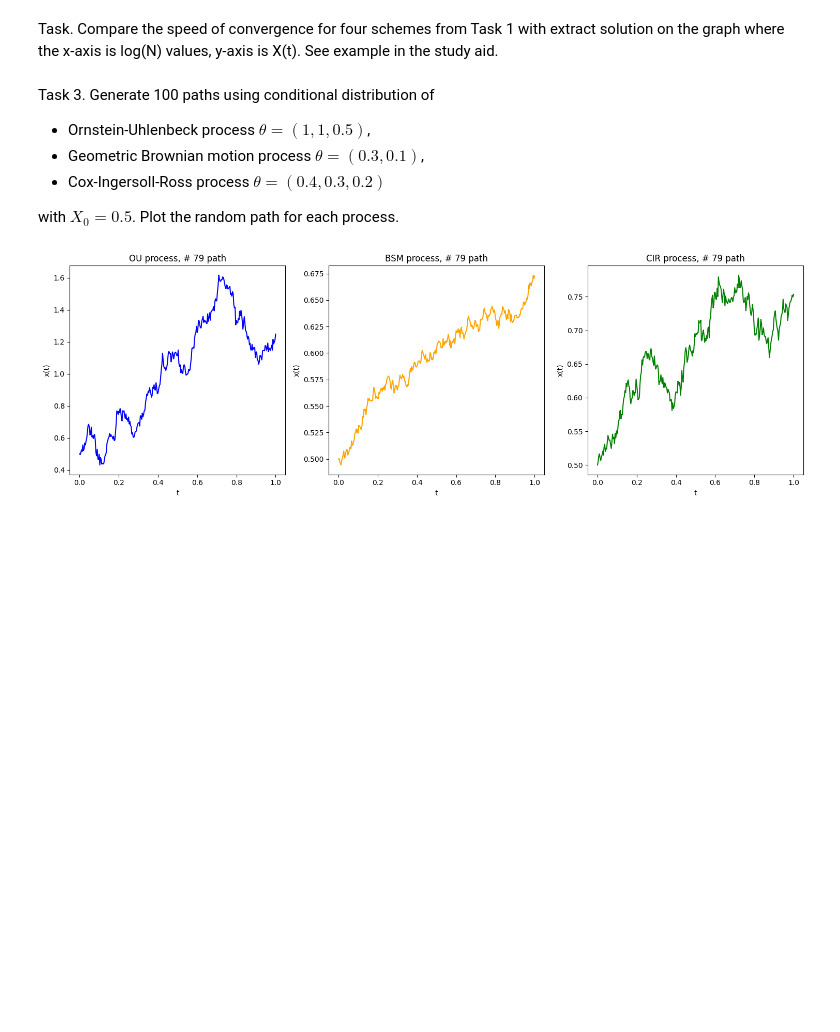
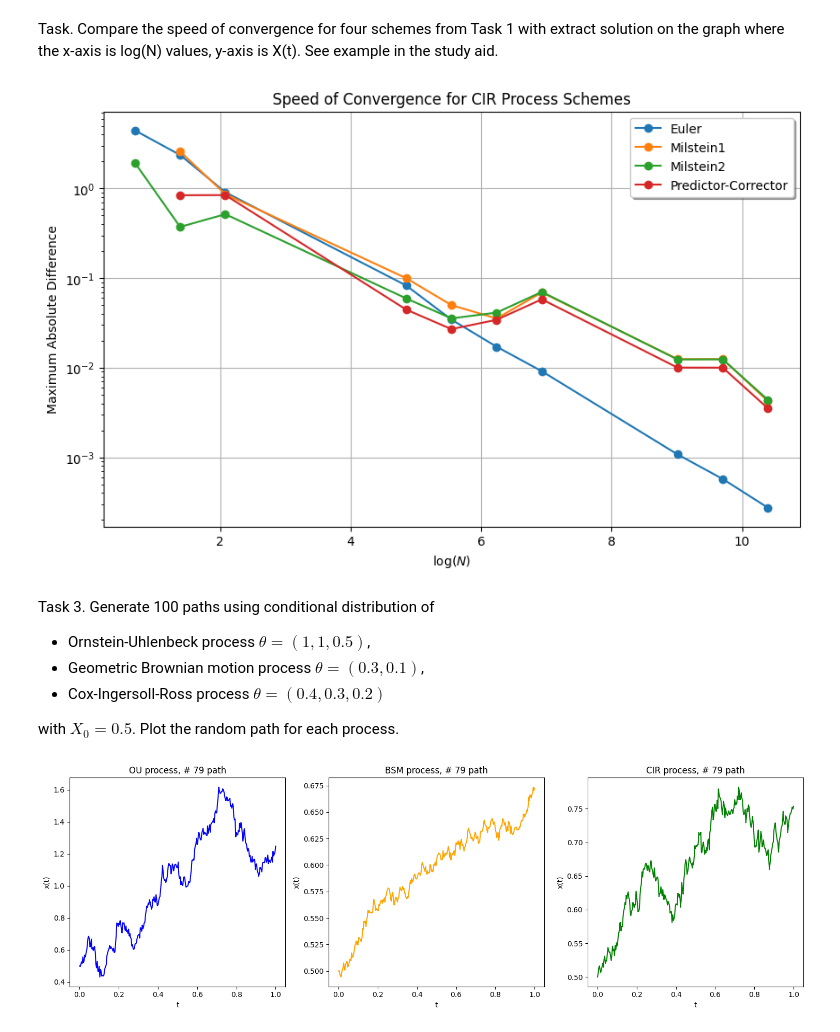
Before and after one commit to MiromanovDaniil/SSP-labs, a Jupyter notebook: lab3_SPP.ipynb, the cells around one changed output. Cells and saved outputs as stored; diff of their text form; code cells hidden in the pictures; blank space fills up the shorter version.

```diff
--- a/lab3_SPP.ipynb
+++ b/lab3_SPP.ipynb
@@ -413,3 +527,60 @@ Task. Compare the speed of convergence for four schemes from Task 1 with extract
+# %%
+# Define parameters for the CIR process
+T = 1
+Nx = 1
+theta1 = 6
+theta2 = 3
+theta3 = 2
+init_state = np.array([10])
+
+params = [theta1, theta2, theta3]
+
+# Define the number of discretization levels to check
+N_values = [2, 4, 8, 128, 256, 512, 1024, 8192, 16384, 32768]
+max_abs_diffs = { 'Euler': [], 'Milstein1': [], 'Milstein2': [], 'Predictor-Corrector': [] }
+
+for N in N_values:
+    Nt = N
+    dt = T / Nt
+    dwt = np.random.normal(0, 1, size=(Nt, Nx)) * np.sqrt(dt)
+
+    # Initialize the CIR process
+    CIRp = CIRprocess(params, T, Nx, Nt, init_state)
+
+    # Compute exact solution for comparison
+    _, exact_solution = CIRp.ExactSolution(dwt)
+
+    # Euler approximation
+    _, euler_solution = CIRp.EulerSolution(dwt)
+    max_abs_diffs['Euler'].append(np.max(np.abs(exact_solution - euler_solution)))
+
+    # Milstein 1st order approximation
+    _, milstein1_solution = CIRp.Milstein1Solution(dwt)
+    max_abs_diffs['Milstein1'].append(np.max(np.abs(exact_solution - milstein1_solution)))
+
+    # Milstein 2nd order approximation
+    _, milstein2_solution = CIRp.Milstein2Solution(dwt)
+    max_abs_diffs['Milstein2'].append(np.max(np.abs(exact_solution - milstein2_solution)))
+
+    # Predictor-Corrector approximation with default alpha and eta
+    alpha, eta = 0.4, 0.6
+    _, pred_corr_solution = CIRp.PredictorCorrectorSolution(dwt, alpha, eta)
+    max_abs_diffs['Predictor-Corrector'].append(np.max(np.abs(exact_solution - pred_corr_solution)))
+
+# Plotting
+plt.figure(figsize=(10, 6))
+for scheme, diffs in max_abs_diffs.items():
+    plt.plot(np.log(N_values), diffs, marker='o', label=scheme)
+
+plt.title('Speed of Convergence for CIR Process Schemes')
+plt.xlabel(r'$\log(N)$')
+plt.ylabel('Maximum Absolute Difference')
+plt.legend(loc='best', fancybox=True, shadow=True)
+plt.grid(True)
+plt.yscale('log')  # Use logarithmic scale for y-axis
+plt.show()
+# %% [output]
+[figure, added]
 # %% [markdown]
 Task 3. Generate 100 paths using conditional distribution of
 * Ornstein-Uhlenbeck process $θ = (1, 1, 0.5)$,
```
Also changed, not shown: parts of 12 cells of this notebook, 2 other files.
